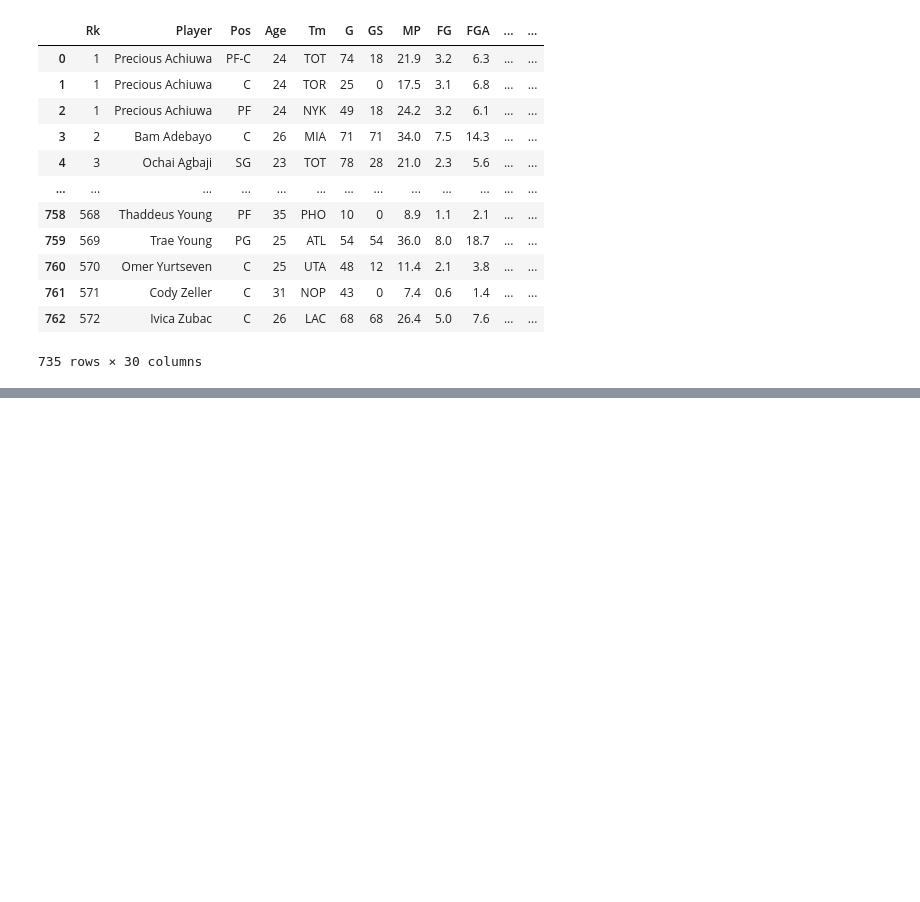
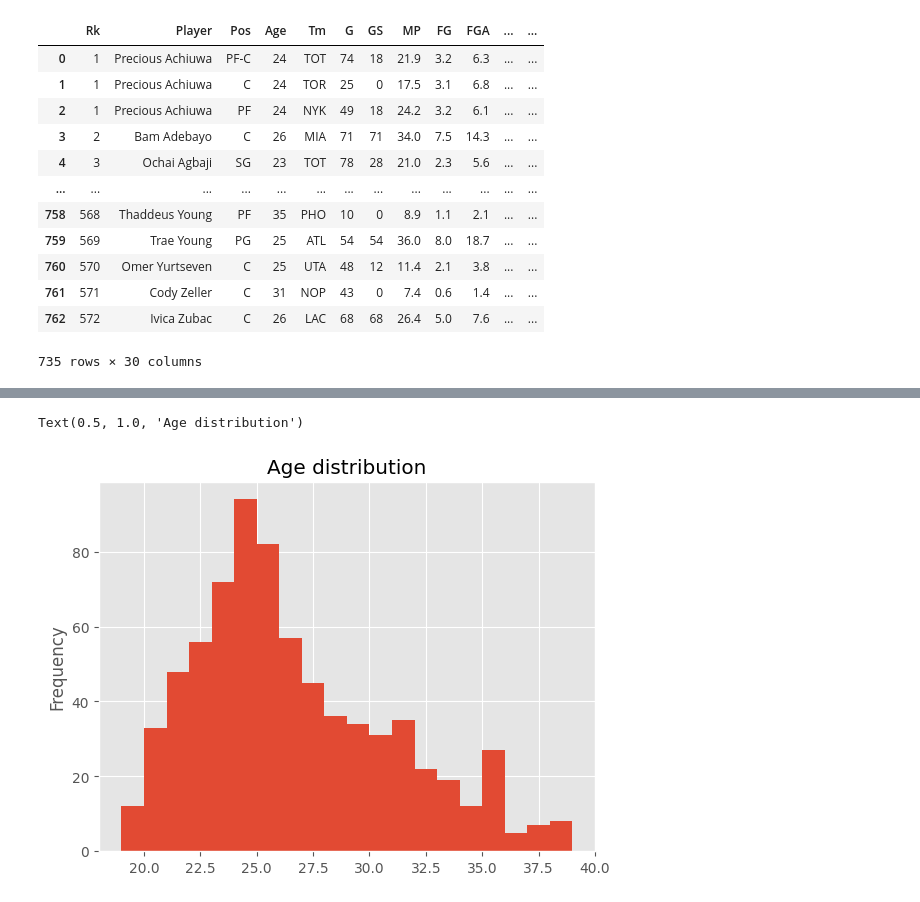
Before and after one commit to elizapecoraro/Eliza-Pecoraro-Projektna-naloga-UVP, a Jupyter notebook: analiza.ipynb, the cells around one changed output, grey strips where cells are left out. Saved outputs shown, nothing was run; the diff lists cells and outputs as text; code cells hidden in the pictures; blank space fills up the shorter version.

```diff
--- a/analiza.ipynb
+++ b/analiza.ipynb
@@ -6,6 +6,7 @@ kle das opis
 import pandas as pd
 import matplotlib.pyplot as plt
 import numpy as np
+plt.style.use("ggplot")
 
 nba = pd.read_csv('NBA.csv', encoding="utf-8")
 nba = nba.drop_duplicates(keep=False)       #da se zbisejo une vrstice
@@ -26,3 +27,18 @@ nba
 735 rows × 30 columns
 # %%
 nba = nba.drop(columns=["FG%", "3P%", "2P%", "eFG%", "FT%"])
+# %%
+NUMERIC_COLS = ['Age', 'G', 'GS', 'MP', 'FG', 'FGA',
+       '3P', '3PA', '2P', '2PA', 'FT', 'FTA',
+       'ORB', 'DRB', 'TRB', 'AST', 'STL', 'BLK', 'TOV', 'PF', 'PTS']
+
+nba_num = nba[NUMERIC_COLS]
+
+nba_num = nba_num.apply(pd.to_numeric, errors='coerce').fillna(nba_num) # pretvorimo numerične iz str v stevilke
+
+
+
+# dodamo numerične nazaj
+nba[NUMERIC_COLS] = nba_num
+
+nba.dtypes
@@ -28,0 +124,7 @@ nba = nba.drop(columns=["FG%", "3P%", "2P%", "eFG%", "FT%"])
+# %%
+nba["Age"].plot.hist(bins=20)
+#plt.xticks(np.arange(0,10))
+plt.title("Age distribution")
+# %% [output]
+Text(0.5, 1.0, 'Age distribution')
+[figure, added]
```
Also changed, not shown: parts of 5 cells of this notebook, 1 other file.
